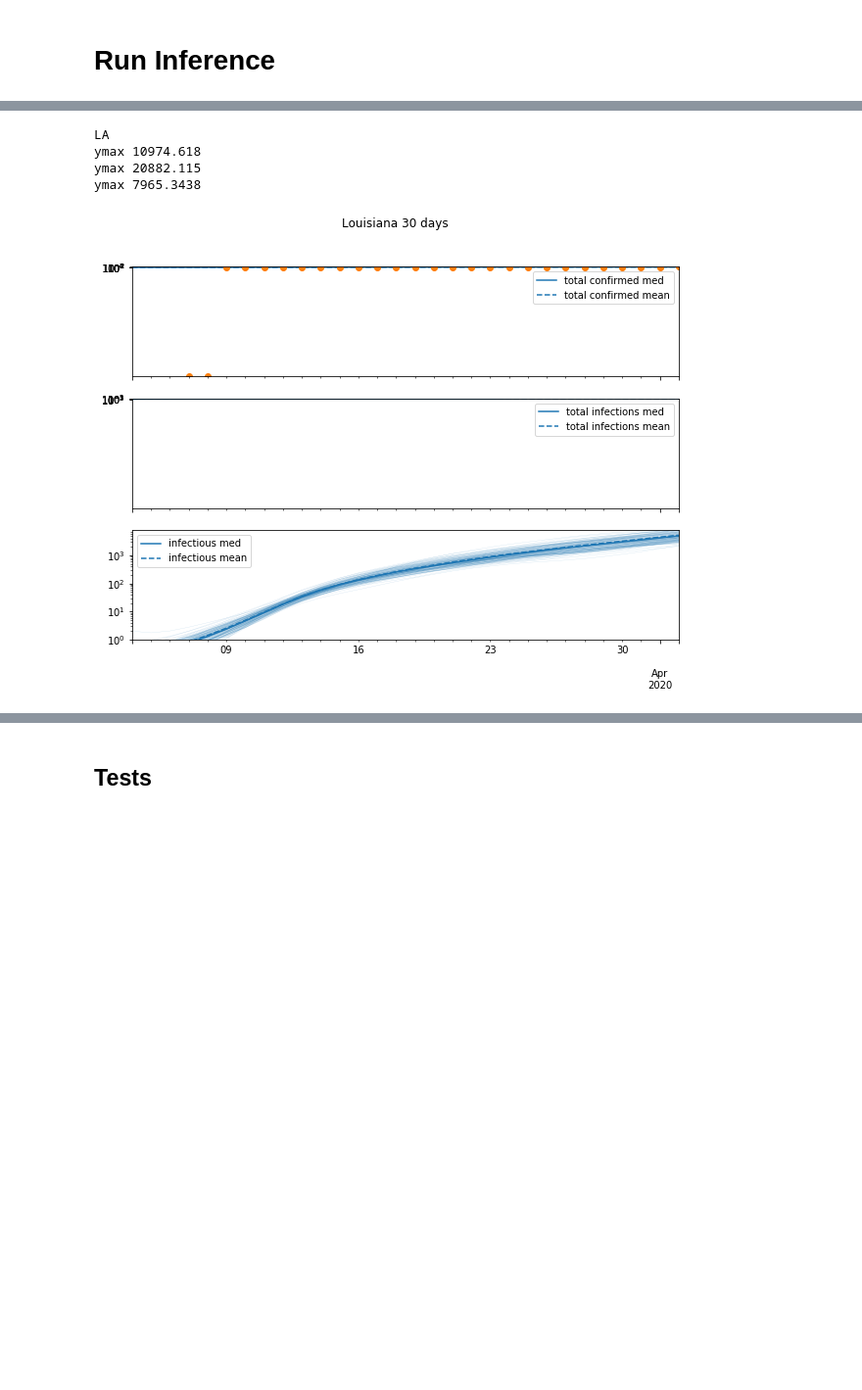
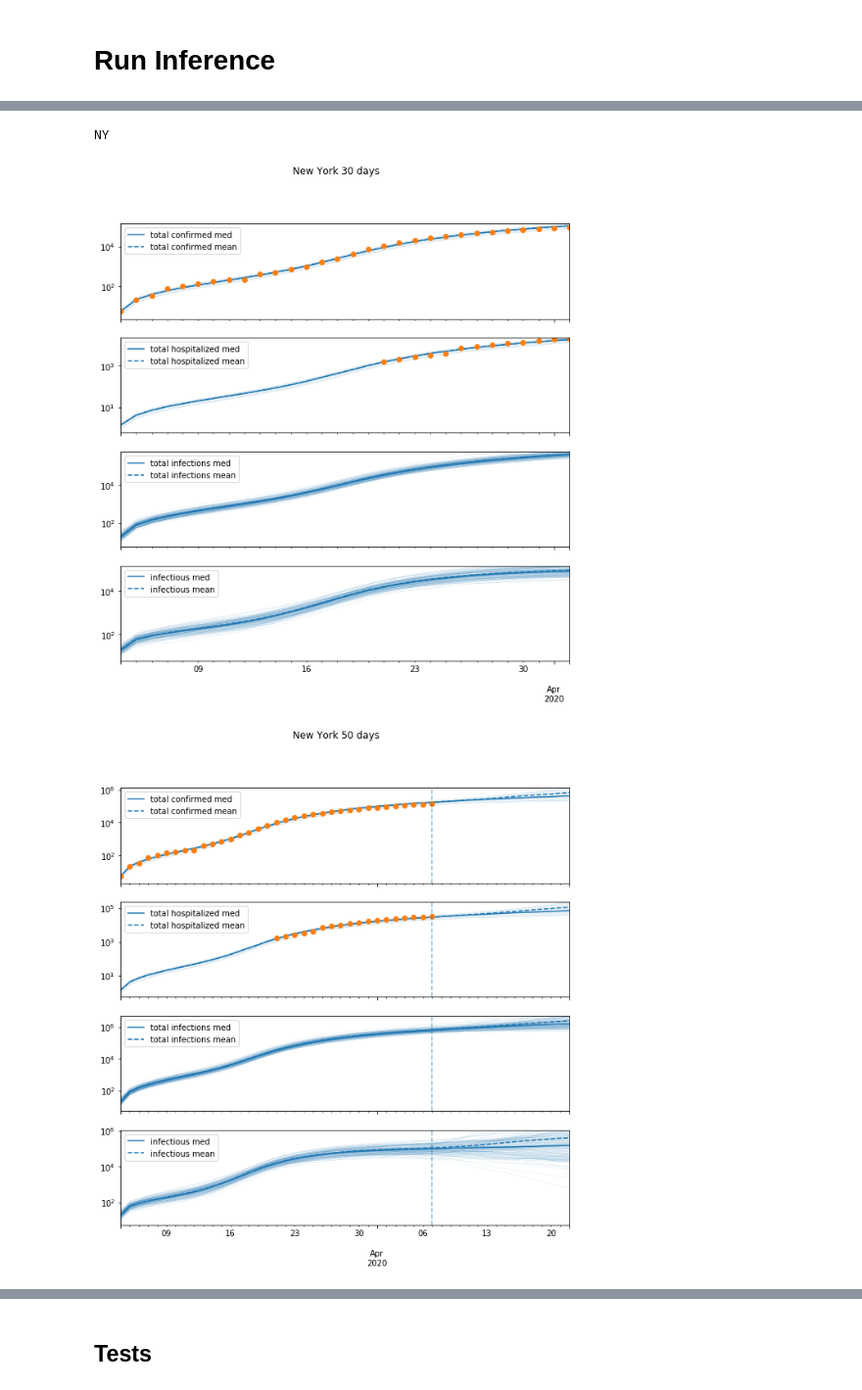
Before and after one commit to dsheldon/covid, a Jupyter notebook: SIR.ipynb, the cells around one changed output, grey strips where cells are left out. Shown at 98% size. Drawn from its saved outputs; the diff is of its cells as text; code cells hidden in the pictures; blank space fills up the shorter version.

```diff
--- a/SIR.ipynb
+++ b/SIR.ipynb
@@ -27,7 +27,7 @@ save = True
 
 #places = state_data.keys()
 #places = ['Italy', 'US', 'WA', 'NY', 'MA']
-places = ['NY']
+places = ['NY', 'MA', 'WA', 'AK', 'WV']
 #places = ['US']
 #places = ['LA']
 #places = ['NY', 'WA']
@@ -48,7 +48,7 @@ for place in places:
         'N': N,
         'T': T,
         'rw_scale': 2e-1,
-        'det_conc': 10,
+        'use_hosp' : True
     }
 
     kernel = NUTS(prob_model,
@@ -73,7 +73,7 @@ for place in places:
     prior_samples = prior(PRNGKey(2), **args)
 
     # Posterior predictive samples for visualization
-    args['drift_scale'] = 0 # set drift to zero for forecasting
+    args['rw_scale'] = 0 # disable random walk for forecasting
     post_pred = Predictive(prob_model, posterior_samples = mcmc_samples)
     post_pred_samples = post_pred(PRNGKey(2), T_future=100, **args)
 
@@ -94,43 +171,57 @@ data = dict(world_data, **state_data)  # all data
 start = '2020-03-04'
 #places = ['Italy', 'US', 'WA', 'NY', 'MA']
 #places = ['ID']
-#places = ['NY']
+places = ['NY']
 #places = state_data.keys()
 #places = ['AK']
 #places = ['US']
-places = ['LA', 'NY']
+#places = ['LA', 'NY']
+places = ['NY', 'MA', 'WA', 'AK', 'WV']
+
+
+use_hosp = True
+
 
 # Inspect and Save Results
 for place in places:
     print(place)
     confirmed = data[place]['data'].confirmed[start:]
+    hosp = data[place]['data'].hospitalizedCumulative[start:]
     start_ = confirmed.index.min()
 
     T = len(confirmed)
     N = data[place]['pop']
 
     prior_samples, mcmc_samples, post_pred_samples = util.load_samples(place)
 
     for scale in ['log', 'lin']:
         for T in [30, 50, 100]:
 
             t = pd.date_range(start=start_, periods=T, freq='D')
 
-            fig, ax = plot_forecast(post_pred_samples, T, confirmed, t=t, scale=scale)
+            fig, ax = plot_forecast(post_pred_samples, T, confirmed,
+                                    t = t,
+                                    scale = scale,
+                                    use_hosp = use_hosp,
+                                    hosp = hosp)
 
             name = data[place]['name']
             plt.suptitle(f'{name} {T} days ')
 
             if save:
                 filename = f'vis/{place}_predictive_scale_{scale}_T_{T}.png'
                 plt.savefig(filename)
 
             plt.show()
 
-    plot_R0(mcmc_samples, start_)
+    fig = plot_R0(mcmc_samples, start_)
+    if save:
+        filename = f'vis/{place}_R0.png'
+        plt.savefig(filename)
+
+    plt.title(place)
+    plt.show()
 # %% [output]
-LA
-ymax 10974.618
-ymax 20882.115
-ymax 7965.3438
+NY
-[figure, old version]
+[figure, new version]
+[figure, added]
```
Also changed, not shown: parts of 5 cells of this notebook, 1 other file.
